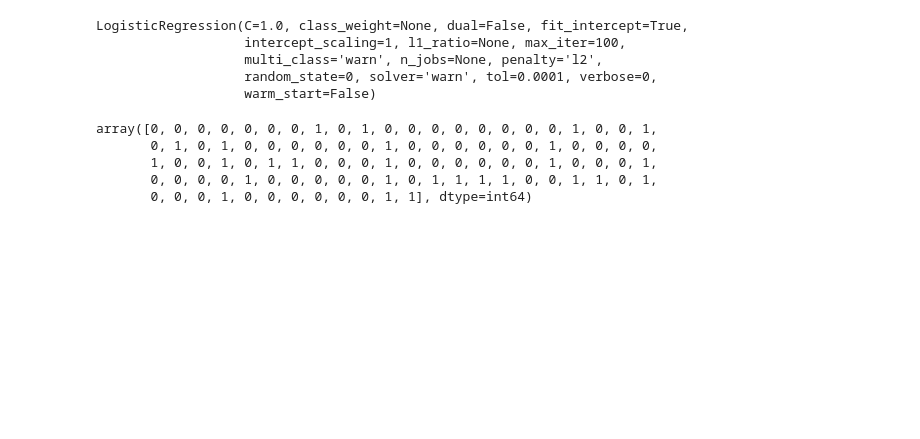
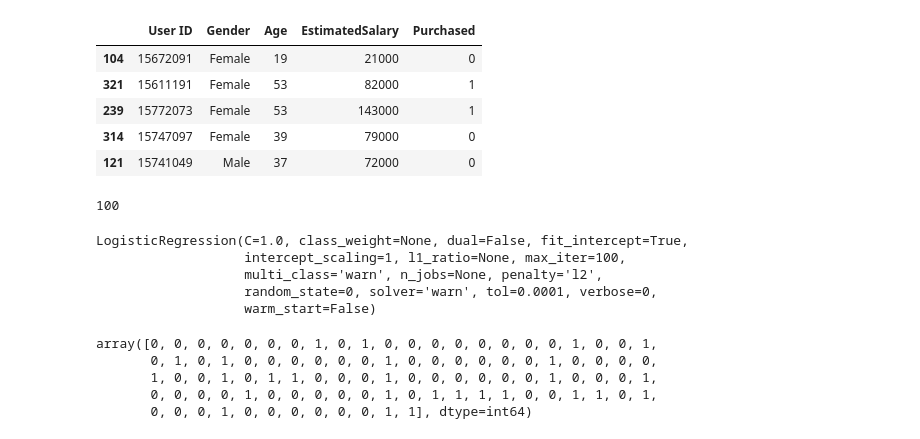
Before and after one commit to agungperdananto/machine_learning_repo, a Jupyter notebook: Klasifikasi/klasifikasi_socialnetwork.ipynb, the cells around one changed output. Cells and saved outputs as stored; diff of their text form; code cells hidden in the pictures; blank space fills up the shorter version.

```diff
--- a/Klasifikasi/Untitled.ipynb
+++ b/Klasifikasi/klasifikasi_socialnetwork.ipynb
@@ -2,6 +2,15 @@
 import numpy as np
 import matplotlib.pyplot as plt
 import pandas as pd
+# %%
+dataset.sample(5)
+# %% [output]
+|  | User ID | Gender | Age | EstimatedSalary | Purchased |
+| 104 | 15672091 | Female | 19 | 21000 | 0 |
+| 321 | 15611191 | Female | 53 | 82000 | 1 |
+| 239 | 15772073 | Female | 53 | 143000 | 1 |
+| 314 | 15747097 | Female | 39 | 79000 | 0 |
+| 121 | 15741049 | Male | 37 | 72000 | 0 |
 # %%
 # Importing the dataset
 dataset = pd.read_csv('Social_Network_Ads.csv')
@@ -14,6 +23,10 @@ y = dataset.iloc[:, 4].values
 # Splitting the dataset into the Training set and Test set
 from sklearn.model_selection import train_test_split
 X_train, X_test, y_train, y_test = train_test_split(X, y, test_size = 0.25, random_state = 0)
+# %%
+len(y_test)
+# %% [output]
+100
 # %%
 # Feature Scaling
 from sklearn.preprocessing import StandardScaler
```
Also changed, not shown: parts of 5 cells of this notebook.
